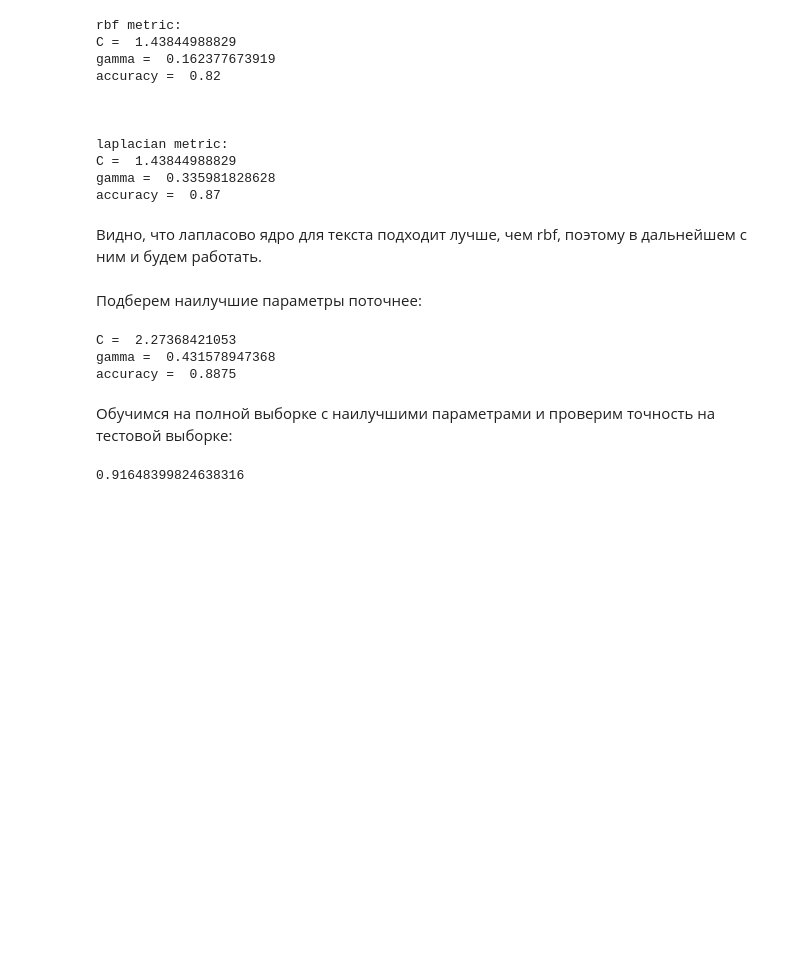
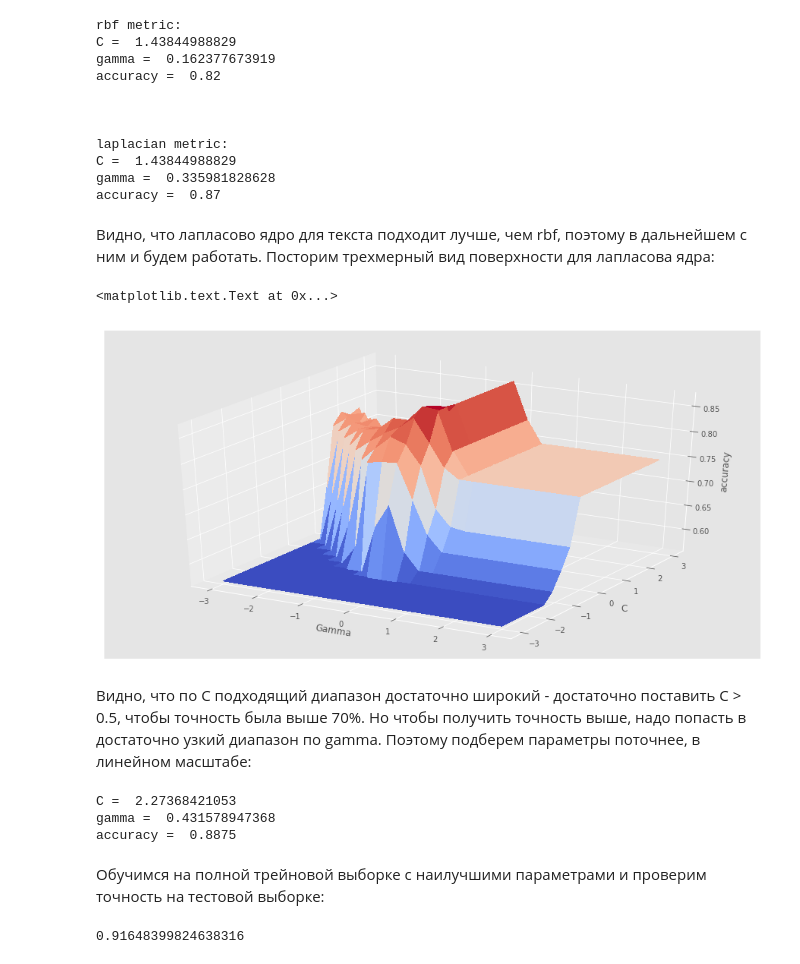
Before and after one commit to is-kozlov/sphere_hw, a Jupyter notebook: dm1/Kozlov_hw5_svm.ipynb, the cells around one changed output. Saved outputs shown, nothing was run; the diff lists cells and outputs as text; code cells hidden in the pictures; blank space fills up the shorter version.

```diff
--- a/dm1/Kozlov_hw5_svm.ipynb
+++ b/dm1/Kozlov_hw5_svm.ipynb
@@ -450,6 +452,11 @@ from sklearn.metrics import accuracy_score
 # %%
+acc_grid = np.empty(400, dtype=np.float64)
+gamma_grid = np.empty(400, dtype=np.float64)
+C_grid = np.empty(400, dtype=np.float64)
+
 for metric in ('rbf', 'laplacian'):
     acc_max = 0
+    place = 0
     for gamma in np.logspace(-3, 3, 20):
         string_kernel = partial(string_by_word_kernel, Words=W, metric=metric, gamma=gamma)
         G = string_kernel(X_train, X_train)
@@ -458,6 +465,10 @@ for metric in ('rbf', 'laplacian'):
             cls = SVC(C=C, kernel='precomputed', random_state=RND_SEED).fit(G, y_train)
             lbl = cls.predict(G_test)
             acc = accuracy_score(y_test, lbl)
+            acc_grid[place] = acc
+            gamma_grid[place] = gamma
+            C_grid[place] = C
+            place += 1
             if acc > acc_max:
                 acc_max = acc
                 best_estimator = cls
@@ -482,9 +493,34 @@ C =  1.43844988829
 gamma =  0.335981828628
 accuracy =  0.87
 # %% [markdown]
-Видно, что лапласово ядро для текста подходит лучше, чем rbf, поэтому в дальнейшем с ним и будем работать.
+Видно, что лапласово ядро для текста подходит лучше, чем rbf, поэтому в дальнейшем с ним и будем работать. Посторим трехмерный вид поверхности для лапласова ядра:
-# %% [markdown]
-Подберем наилучшие параметры поточнее:
+# %%
+from mpl_toolkits.mplot3d import Axes3D
+from matplotlib import cm
+from matplotlib.ticker import LinearLocator, FormatStrFormatter
+
+fig = plt.figure()
+ax = Axes3D(fig)
+
+#переведем в логарифмический масштаб
+C_grid_log = np.log10(C_grid)
+gamma_grid_log = np.log10(gamma_grid)
+
+#подготовка данных
+X = gamma_grid_log.reshape(20, 20)
+Y = C_grid_log.reshape(20, 20)
+Z = acc_grid.reshape(20, 20)
+
+surf = ax.plot_surface(X, Y, Z, cmap=cm.coolwarm,
+                       linewidth=0, antialiased=False)
+ax.set_xlabel('Gamma')
+ax.set_ylabel('C')
+ax.set_zlabel('accuracy')
+# %% [output]
+<matplotlib.text.Text at 0x...>
+[figure, added]
+# %% [markdown]
+Видно, что по С подходящий диапазон достаточно широкий - достаточно поставить С > 0.5, чтобы точность была выше 70%. Но чтобы получить точность выше, надо попасть в достаточно узкий диапазон по gamma. Поэтому подберем параметры поточнее, в линейном масштабе:
 # %%
 acc_max = 0
 for gamma in np.linspace(0.2, 0.6, num=20):
@@ -509,7 +545,7 @@ C =  2.27368421053
 gamma =  0.431578947368
 accuracy =  0.8875
 # %% [markdown]
-Обучимся на полной выборке c наилучшими параметрами и проверим точность на тестовой выборке:
+Обучимся на полной трейновой выборке c наилучшими параметрами и проверим точность на тестовой выборке:
 # %%
 string_kernel = partial(string_by_word_kernel, Words=W, metric='laplacian', gamma=0.43)
 cls = SVC(C=2.27, kernel=string_kernel)
```
Also changed, not shown: parts of 2 cells of this notebook.
